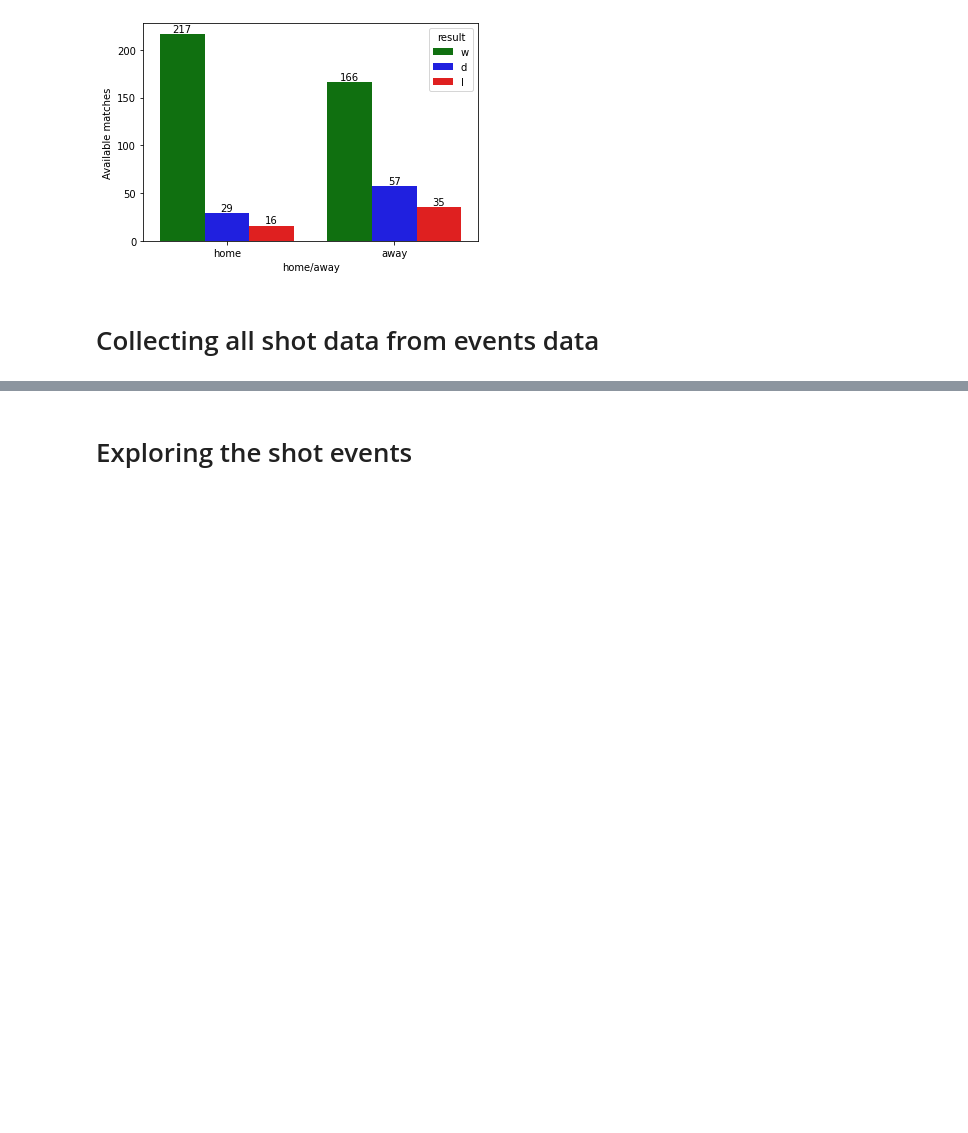
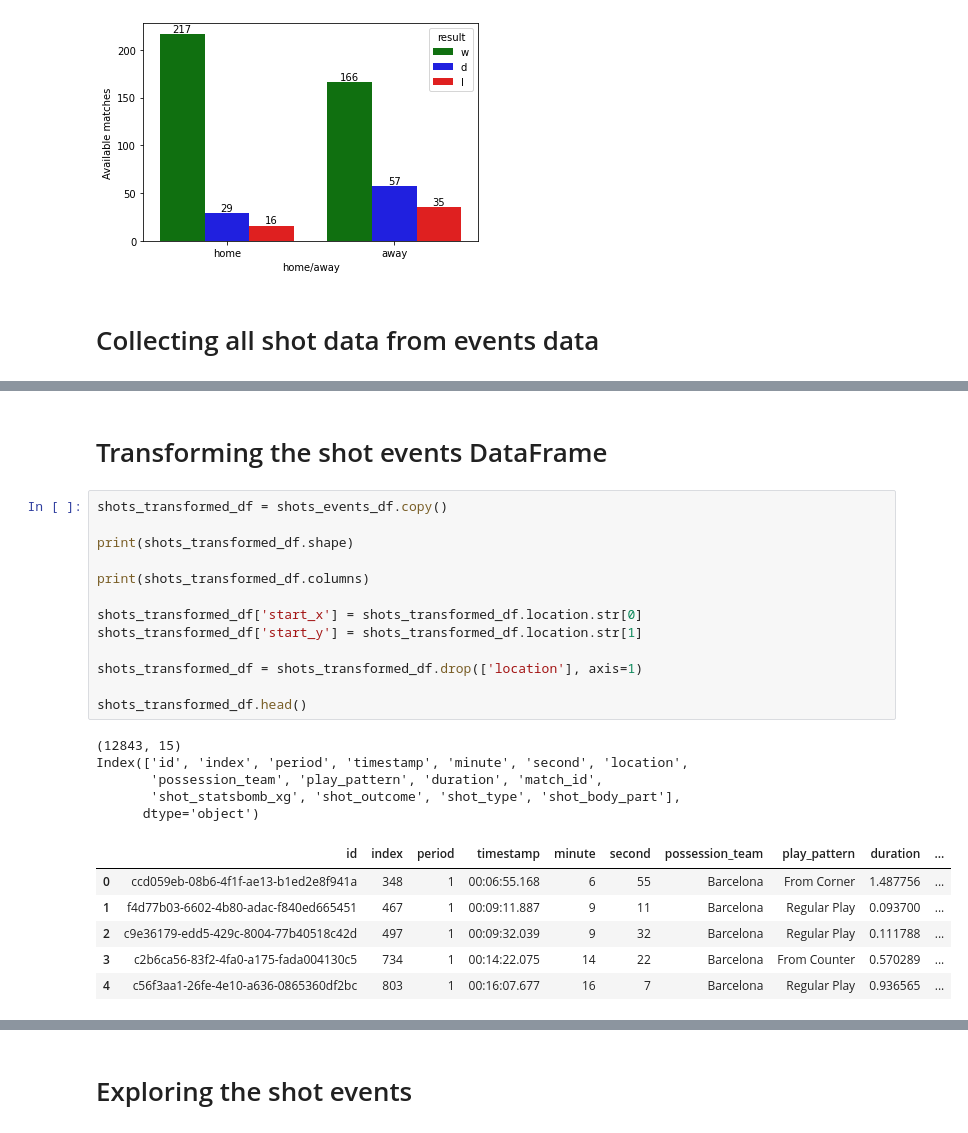
Before and after one commit to MichailPerdikopoulos/Barcelona-Shots---Football-Analytics, a Jupyter notebook: data_collection_messi.ipynb, the cells around one changed output, grey strips where cells are left out. Saved outputs shown, nothing was run; the diff lists cells and outputs as text; blank space fills up the shorter version.

```diff
--- a/data_collection_messi.ipynb
+++ b/data_collection_messi.ipynb
@@ -238,3 +248,30 @@ print(f'Size of all shots DataFrame : {shots_events_df.shape}')
 # %% [output]
 ['id', 'index', 'period', 'timestamp', 'minute', 'second', 'type', 'possession', 'possession_team', 'play_pattern', 'team', 'player', 'position', 'location', 'duration', 'related_events', 'match_id',  ...
 Size of all shots DataFrame : (12843, 15)
+# %% [markdown]
+# Transforming the shot events DataFrame
+# %%
+shots_transformed_df = shots_events_df.copy()
+
+print(shots_transformed_df.shape)
+
+print(shots_transformed_df.columns)
+
+shots_transformed_df['start_x'] = shots_transformed_df.location.str[0]
+shots_transformed_df['start_y'] = shots_transformed_df.location.str[1]
+
+shots_transformed_df = shots_transformed_df.drop(['location'], axis=1)
+
+shots_transformed_df.head()
+# %% [output]
+(12843, 15)
+Index(['id', 'index', 'period', 'timestamp', 'minute', 'second', 'location',
+       'possession_team', 'play_pattern', 'duration', 'match_id',
+       'shot_statsbomb_xg', 'shot_outcome', 'shot_type', 'shot_body_part'],
+      dtype='object')
+|  | id | index | period | timestamp | minute | second | possession_team | play_pattern | duration | ... |
+| 0 | ccd059eb-08b6-4f1f-ae13-b1ed2e8f941a | 348 | 1 | 00:06:55.168 | 6 | 55 | Barcelona | From Corner | 1.487756 | ... |
+| 1 | f4d77b03-6602-4b80-adac-f840ed665451 | 467 | 1 | 00:09:11.887 | 9 | 11 | Barcelona | Regular Play | 0.093700 | ... |
+| 2 | c9e36179-edd5-429c-8004-77b40518c42d | 497 | 1 | 00:09:32.039 | 9 | 32 | Barcelona | Regular Play | 0.111788 | ... |
+| 3 | c2b6ca56-83f2-4fa0-a175-fada004130c5 | 734 | 1 | 00:14:22.075 | 14 | 22 | Barcelona | From Counter | 0.570289 | ... |
+| 4 | c56f3aa1-26fe-4e10-a636-0865360df2bc | 803 | 1 | 00:16:07.677 | 16 | 7 | Barcelona | Regular Play | 0.936565 | ... |
```
Also changed, not shown: parts of 4 cells of this notebook, 2 other files.
